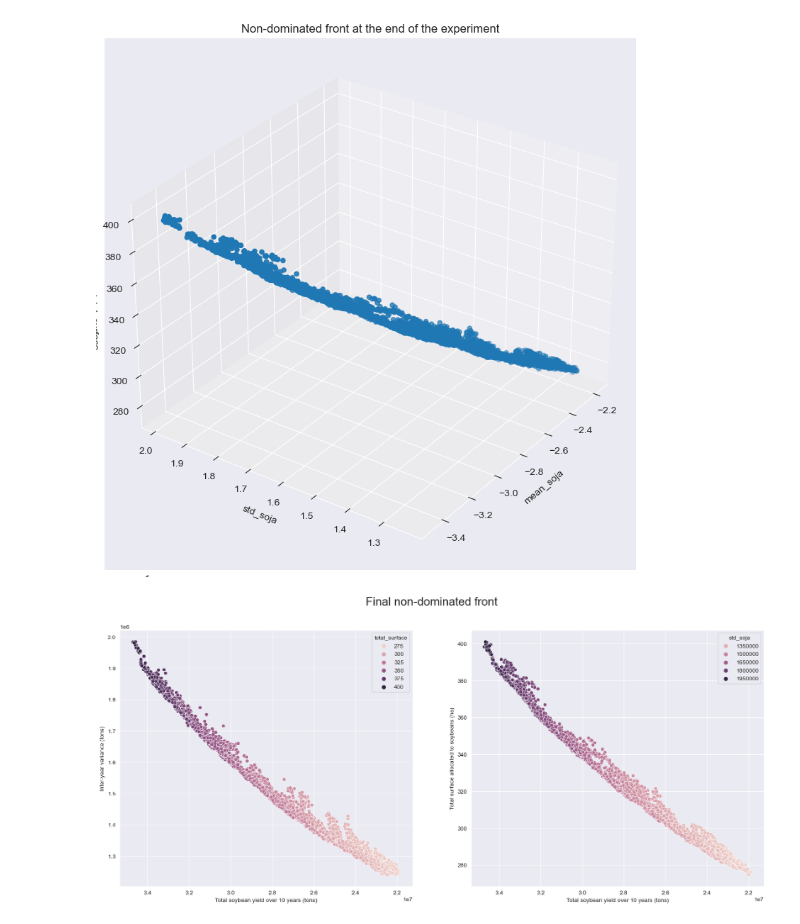
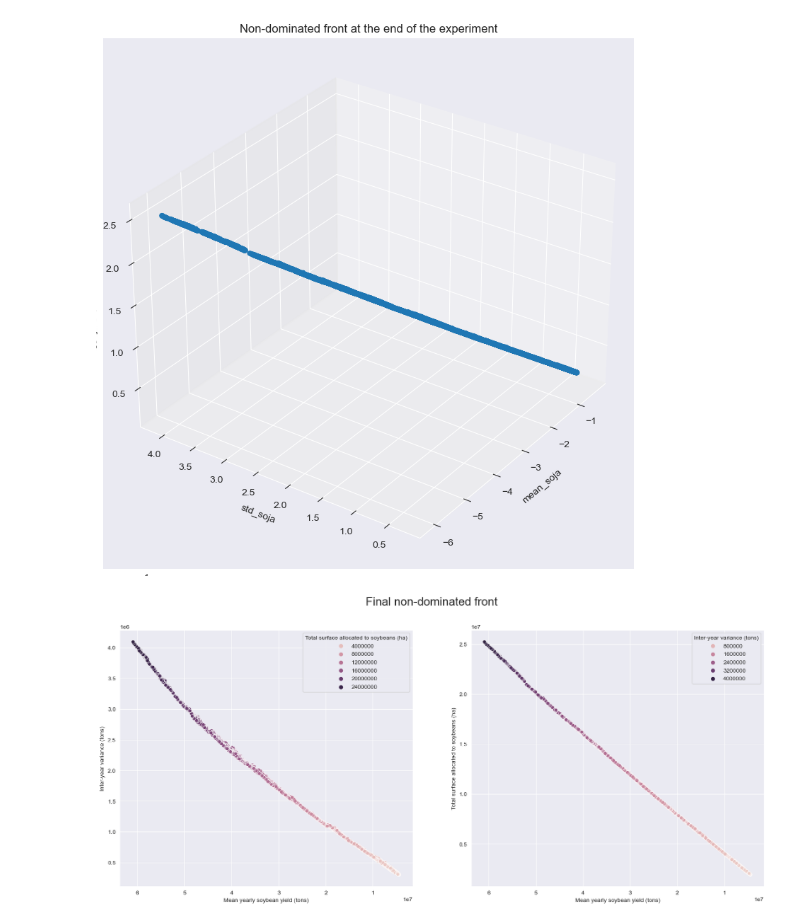
Before and after one commit to albertotonda/optimization-crop-allocation, a Jupyter notebook: src/plot_figures.ipynb, the cells around one changed output. Cells and saved outputs as stored; diff of their text form; code cells hidden in the pictures.

```diff
--- a/src/plot_figures.ipynb
+++ b/src/plot_figures.ipynb
@@ -7,12 +7,18 @@ import seaborn as sns
 sns.set_style('darkgrid')
 
 fitness_names = ["mean_soja", "std_soja", "total_surface"]
-names2labels = {fitness_names[0] : "Total soybean yield over 10 years (tons)",
+names2labels = {fitness_names[0] : "Mean yearly soybean yield (tons)",
                 fitness_names[1] : "Inter-year variance (tons)",
                 fitness_names[2] : "Total surface allocated to soybeans (ha)"}
 # %%
 # let's start with something simple: we plot the final Pareto front from one of the experiments
-data_file = "../results/2024-01-19-soja-allocation-3-objectives/42-archive-generation-520.csv"
+#data_file = "../results/2024-01-19-soja-allocation-3-objectives/42-archive-generation-520.csv"
+
+generation = 1012
+folder = "2024-01-22-soja-allocation-3-objectives"
+data_file = "../results/" + folder + "/42-archive-generation-%d.csv" % generation
+
+data_file = "../results/3-objectives-42-archive-generation-1012.csv"
 df = pd.read_csv(data_file)
 
 x = df[fitness_names[0]].values
@@ -32,28 +38,30 @@ axes.view_init(30, 215)
 plt.tight_layout()
 plt.show()
 # %% [output]
-[figure, old version]
+[figure, new version]
 # %%
 # now, here I need to perform some dark magic to avoid issues with labels
-df[fitness_names[0]] = df[fitness_names[0]].values * -1.0
+df_dictionary = {names2labels[fitness_names[i]] : [] for i in range(0, len(fitness_names))}
+
+
+df_dictionary[names2labels[fitness_names[0]]] = df[fitness_names[0]].values * -1.0
+df_dictionary[names2labels[fitness_names[1]]] = df[fitness_names[1]].values
+df_dictionary[names2labels[fitness_names[2]]] = df[fitness_names[2]].values
+
+df2 = pd.DataFrame.from_dict(df_dictionary)
 
 # this plot kinda sucks, though; maybe it's better to have two plots side by side
 fig = plt.figure(figsize=(20, 8))
 ax1 = fig.add_subplot(121) # 1x2 grid, 1st subplot
 ax2 = fig.add_subplot(122) # 1x2 grid, 2nd subplot
 
-sns.scatterplot(data=df, x=fitness_names[0], y=fitness_names[1], hue=fitness_names[2], ax=ax1)
-ax1.set_xlabel(names2labels[fitness_names[0]])
-ax1.set_ylabel(names2labels[fitness_names[1]])
+sns.scatterplot(data=df2, x=df2.columns[0], y=df2.columns[1], hue=df2.columns[2], ax=ax1)
 ax1.invert_xaxis()
-
-sns.scatterplot(data=df, x=fitness_names[0], y=fitness_names[2], hue=fitness_names[1], ax=ax2)
-ax2.set_xlabel(names2labels[fitness_names[0]])
-ax2.set_ylabel(names2labels[fitness_names[2]])
+sns.scatterplot(data=df2, x=df2.columns[0], y=df2.columns[2], hue=df2.columns[1], ax=ax2)
 ax2.invert_xaxis()
 
 fig.suptitle("Final non-dominated front", fontsize=20)
 
-plt.savefig("../results/2024-01-19-soja-allocation-3-objectives-gen520.png", dpi=300)
+plt.savefig("../results/" + folder + "-gen%d.png" % generation, dpi=300)
 # %% [output]
-[figure, old version]
+[figure, new version]
```
Also changed, not shown: parts of 3 cells of this notebook, 4 other files.
